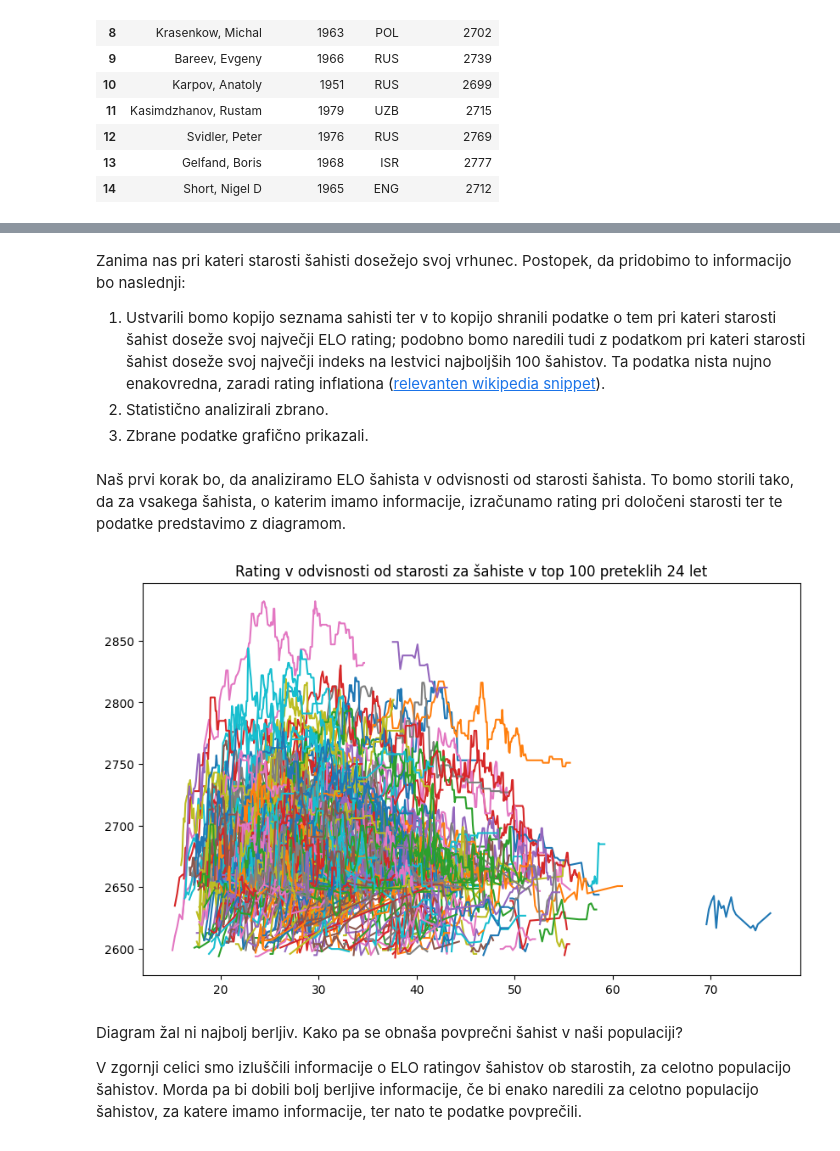
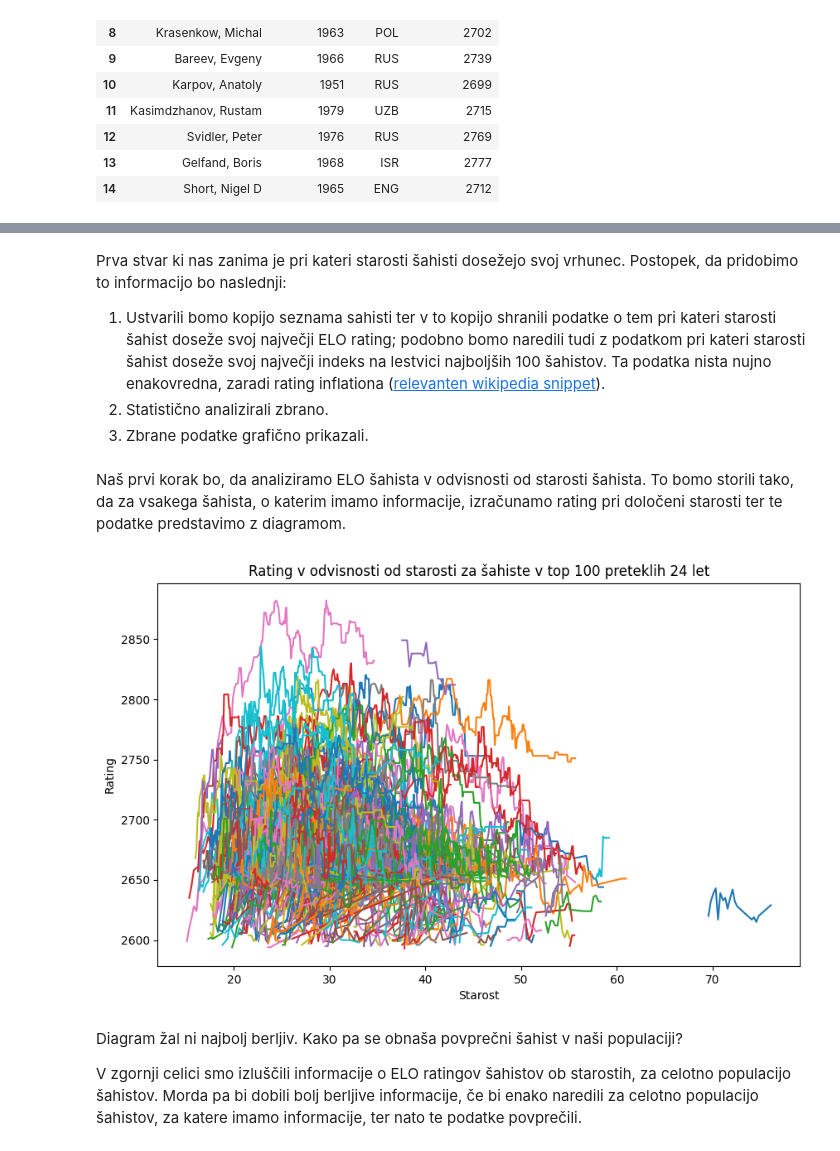
Before and after one commit to HugoTrebse/UVP-projektna-naloga, a Jupyter notebook: analiza_podatkov.ipynb, the cells around one changed output, grey strips where cells are left out. Cells and saved outputs as stored; diff of their text form; code cells hidden in the pictures.

```diff
--- a/analiza_podatkov.ipynb
+++ b/analiza_podatkov.ipynb
@@ -84,5 +75,5 @@ Analizirali bomo naslednje:
 # %% [markdown]
-Zanima nas pri kateri starosti šahisti dosežejo svoj vrhunec. Postopek, da pridobimo to informacijo bo naslednji:
+Prva stvar ki nas zanima je pri kateri starosti šahisti dosežejo svoj vrhunec. Postopek, da pridobimo to informacijo bo naslednji:
 1. Ustvarili bomo kopijo seznama sahisti ter v to kopijo shranili podatke o tem pri kateri starosti šahist doseže svoj največji ELO rating; podobno bomo naredili tudi z podatkom pri kateri starosti šahist doseže svoj največji indeks na lestvici najboljših 100 šahistov. Ta podatka nista nujno enakovredna, zaradi rating inflationa ([relevanten wikipedia snippet](https://en.wikipedia.org/wiki/Elo_rating_system#Mathematical_details)).
 2. Statistično analizirali zbrano.
 3. Zbrane podatke grafično prikazali.
@@ -91,13 +82,15 @@ Naš prvi korak bo, da analiziramo ELO šahista v odvisnosti od starosti šahist
 # %%
 plt.figure(figsize=(10,6))
 for kljucni_nabor, podatki in af.podatki_top_nekaj(100).items():
     #Seznam podatkov o datumih nadomestimo z seznamom podatkov starosti posameznega šahista
     podatki_starost = [round(funkcije.datum_v_float(datum) - kljucni_nabor[1],2) for datum in podatki['datum']]
     plt.plot(podatki_starost, podatki['rating'], label = kljucni_nabor[0])
 plt.title('Rating v odvisnosti od starosti za šahiste v top 100 preteklih 24 let')
+plt.xlabel('Starost')
+plt.ylabel('Rating')
 plt.show()
 # %% [output]
-[figure, old version]
+[figure, new version]
 # %% [markdown]
 Diagram žal ni najbolj berljiv. Kako pa se obnaša povprečni šahist v naši populaciji?
 
```
Also changed, not shown: parts of 12 cells of this notebook.
